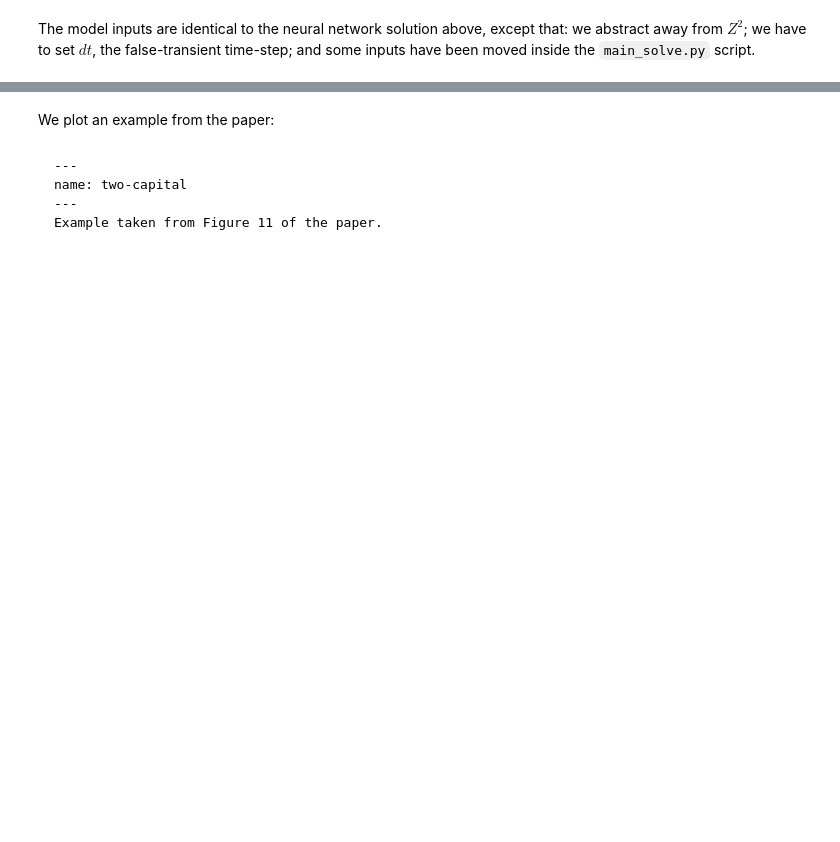
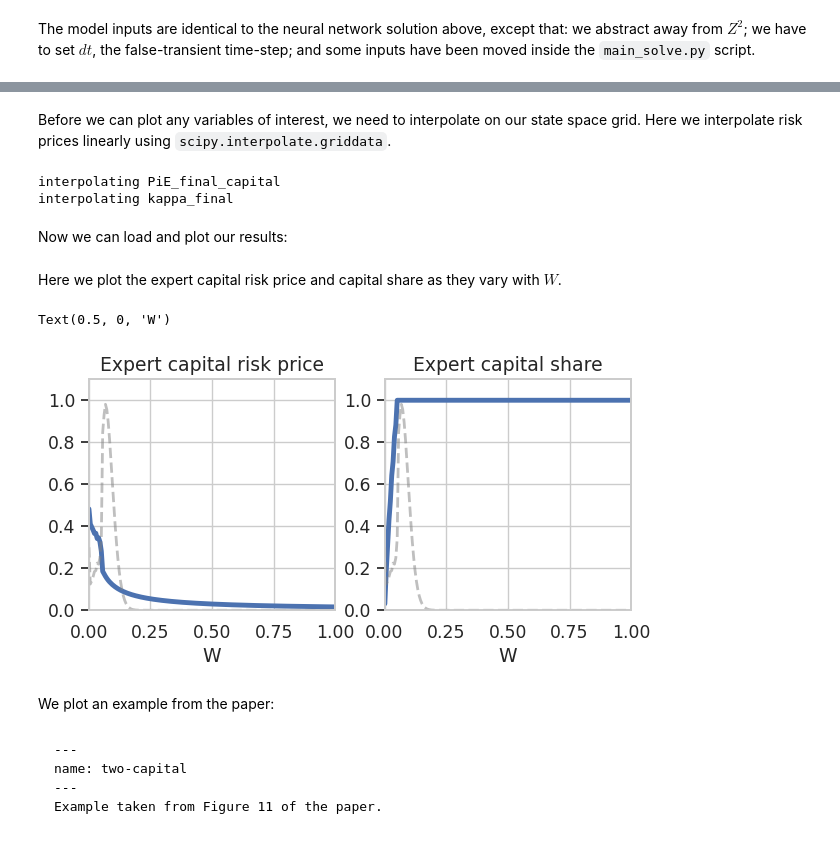
Before and after one commit to lphansen/comparing_dsge, a Jupyter notebook: _sources/heterogeneous_agents.ipynb, the cells around one changed output, grey strips where cells are left out. Cells and saved outputs as stored; diff of their text form; code cells hidden in the pictures; blank space fills up the shorter version.

```diff
--- a/_sources/heterogeneous_agents.ipynb
+++ b/_sources/heterogeneous_agents.ipynb
@@ -545,3 +534,57 @@ main_fdm(nW=40, nZ=40, dt=0.05, a_e=0.15, a_h=0.13, rho_e=1.1, rho_h=1.2, gamma_
+# %% [markdown]
+Before we can plot any variables of interest, we need to interpolate on our state space grid. Here we interpolate risk prices linearly using `scipy.interpolate.griddata`.
+# %%
+interpolate(nW=nWealth, nZ=nZ, dt=dt, a_e=a_e, a_h=a_h, rho_e=rho_e, rho_h=rho_h, gamma_e=gamma_e, gamma_h=gamma_h, chiUnderline=chiUnderline, action_name=action_name, shock_expo=shock_expo, delta_e=delta_e, delta_h=delta_h, lambda_d=lambda_d, nu=nu)
+# %% [output]
+interpolating PiE_final_capital
+interpolating kappa_final
+# %% [markdown]
+Now we can load and plot our results:
+# %%
+import pandas as pd
+import pickle
+np.set_printoptions(suppress=True, linewidth=200)
+import matplotlib.pyplot as plt
+import seaborn as sns
+sns.set(style="whitegrid", font_scale=1.13, rc={"lines.linewidth": 3.5})
+plt.rcParams['axes.formatter.useoffset'] = True
+os.chdir("src/5")
+from plot import return_fdm_solution
+os.chdir("../..")
+fdm_result = return_fdm_solution(shock_expo=shock_expo, dt=dt, nW=nWealth, chiUnderline=chiUnderline, a_e=a_e, a_h=a_h, gamma_e=gamma_e, gamma_h=gamma_h, rho_e=rho_e, rho_h=rho_h, delta_e=delta_e, delta_h=delta_h, lambda_d=lambda_d, nu=nu, action_name=action_name, nZ=nZ)
+# %% [markdown]
+Here we plot the expert capital risk price and capital share as they vary with $W$.
+# %%
+fig, axes = plt.subplots(1,2, figsize=(7,3))
+W = fdm_result['W']['W'].unique()
+
+sns.lineplot(x = W, y = fdm_result['PiE_final_capital'], ax = axes[0])
+ax2 = axes[0].twinx()
+sns.lineplot(x = W, y = fdm_result['dents'].values, ax = ax2, ls='--', color='grey',lw=2.0, alpha=0.5)
+ax2.grid(False)
+ax2.set_yticks([])
+ax2.set_yticklabels([])
+axes[0].set_ylim(0,1.1)
+axes[0].set_xlim(0,1.0)
+ax2.set_ylim([0,0.1])
+axes[0].title.set_text("Expert capital risk price")
+axes[0].set_xlabel('W')
+
+
+sns.lineplot(x = W, y = fdm_result['kappa_final'], ax = axes[1])
+ax2 = axes[1].twinx()
+sns.lineplot(x = W, y = fdm_result['dents'].values, ax = ax2, ls='--', color='grey',lw=2.0, alpha=0.5)
+ax2.grid(False)
+ax2.set_yticks([])
+ax2.set_yticklabels([])
+axes[1].set_ylim(0,1.1)
+axes[1].set_xlim(0,1.0)
+ax2.set_ylim([0,0.1])
+axes[1].title.set_text("Expert capital share")
+axes[1].set_xlabel('W')
+# %% [output]
+Text(0.5, 0, 'W')
+[figure, added]
 # %% [markdown]
 We plot an example from the paper:
 # %% [markdown]
```
Also changed, not shown: parts of 12 cells of this notebook, 11 other files.
